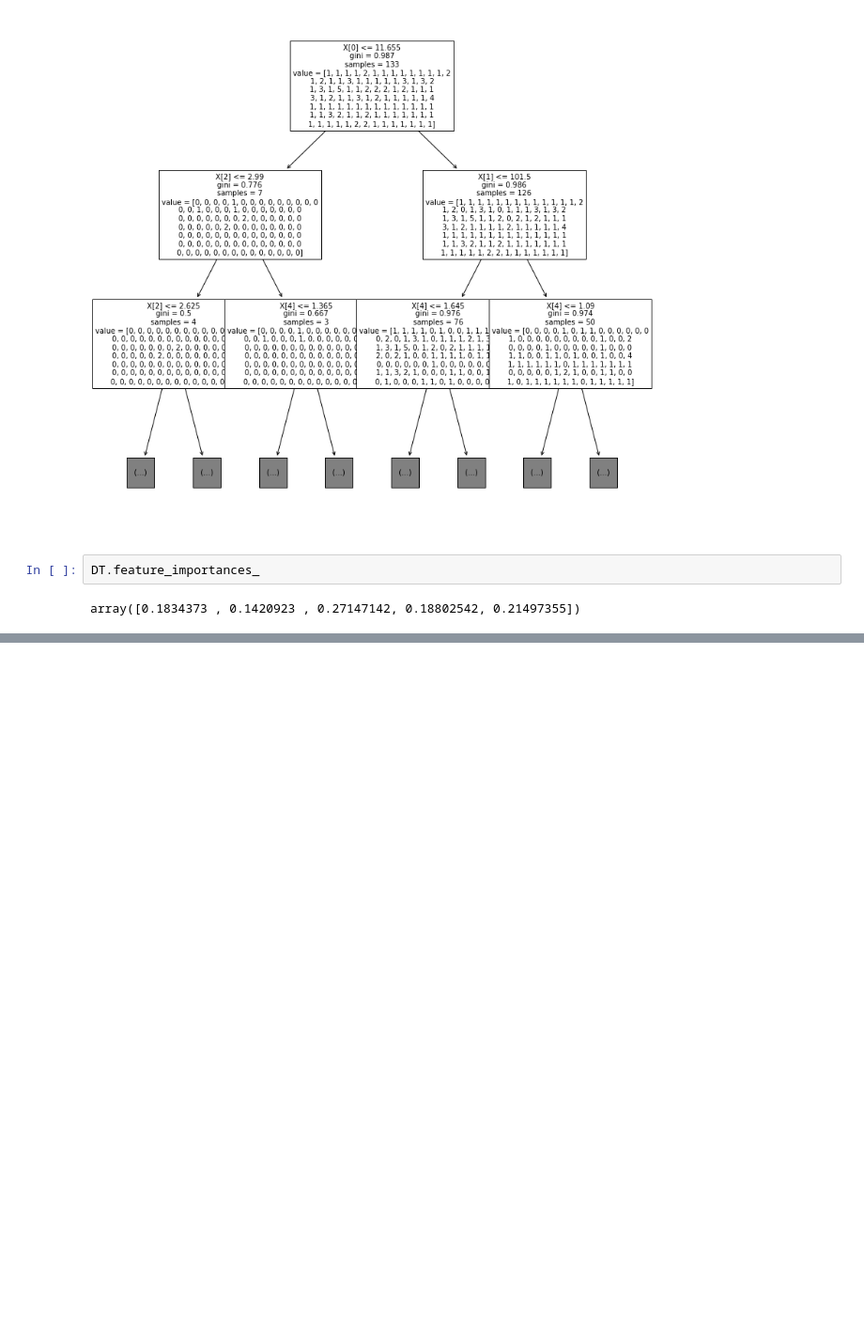
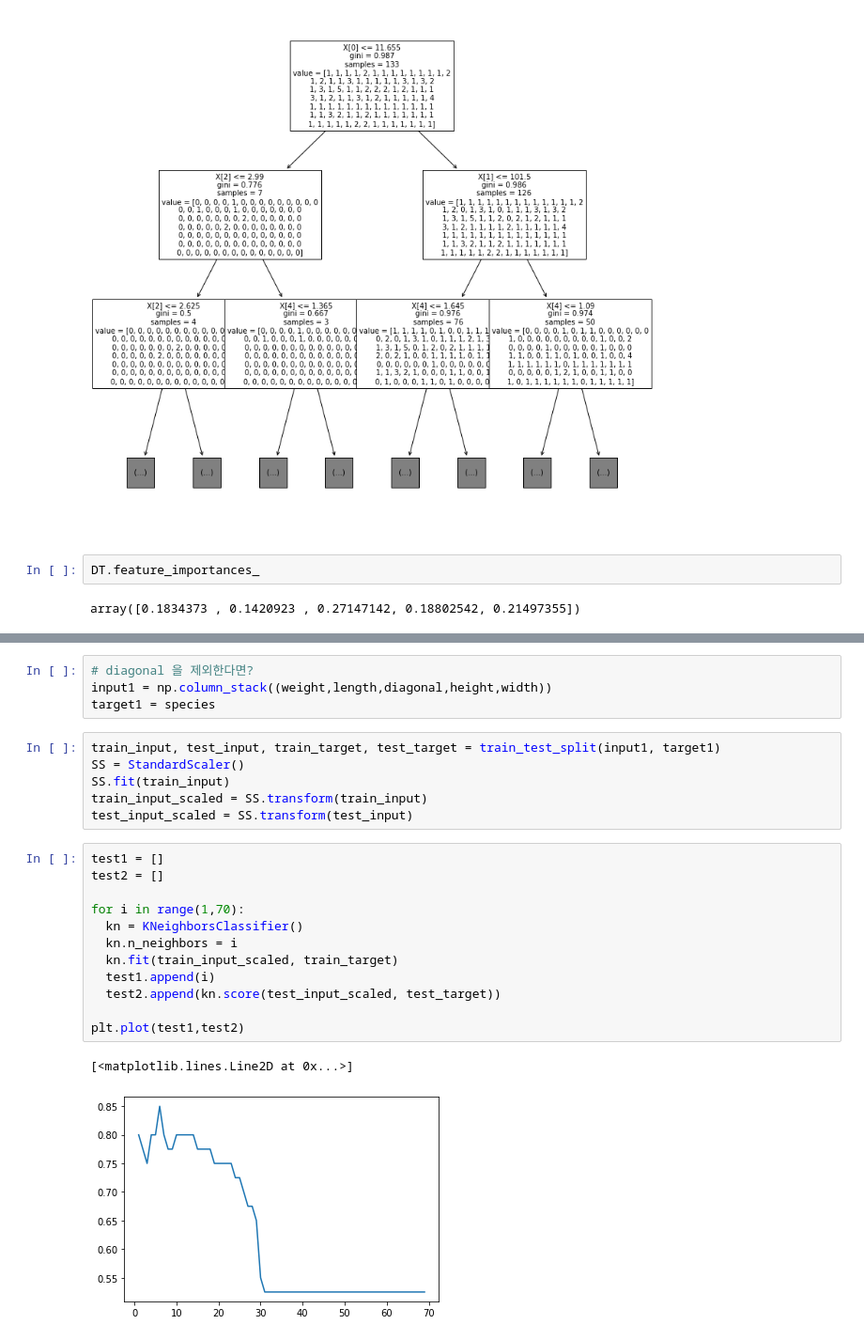
Before and after one commit to eaglehkim/python, a Jupyter notebook: prac3.ipynb, the cells around one changed output, grey strips where cells are left out. Shown at 94% size. Saved outputs shown, nothing was run; the diff lists cells and outputs as text; blank space fills up the shorter version.

```diff
--- a/prac3.ipynb
+++ b/prac3.ipynb
@@ -952,0 +1078,25 @@ array([0.1834373 , 0.1420923 , 0.27147142, 0.18802542, 0.21497355])
+# %%
+# diagonal 을 제외한다면?
+input1 = np.column_stack((weight,length,diagonal,height,width))
+target1 = species
+# %%
+train_input, test_input, train_target, test_target = train_test_split(input1, target1)
+SS = StandardScaler()
+SS.fit(train_input)
+train_input_scaled = SS.transform(train_input)
+test_input_scaled = SS.transform(test_input)
+# %%
+test1 = []
+test2 = []
+
+for i in range(1,70):
+  kn = KNeighborsClassifier()
+  kn.n_neighbors = i
+  kn.fit(train_input_scaled, train_target)
+  test1.append(i)
+  test2.append(kn.score(test_input_scaled, test_target))
+
+plt.plot(test1,test2)
+# %% [output]
+[<matplotlib.lines.Line2D at 0x...>]
+[figure, added]
```
Also changed, not shown: parts of 44 cells of this notebook.
